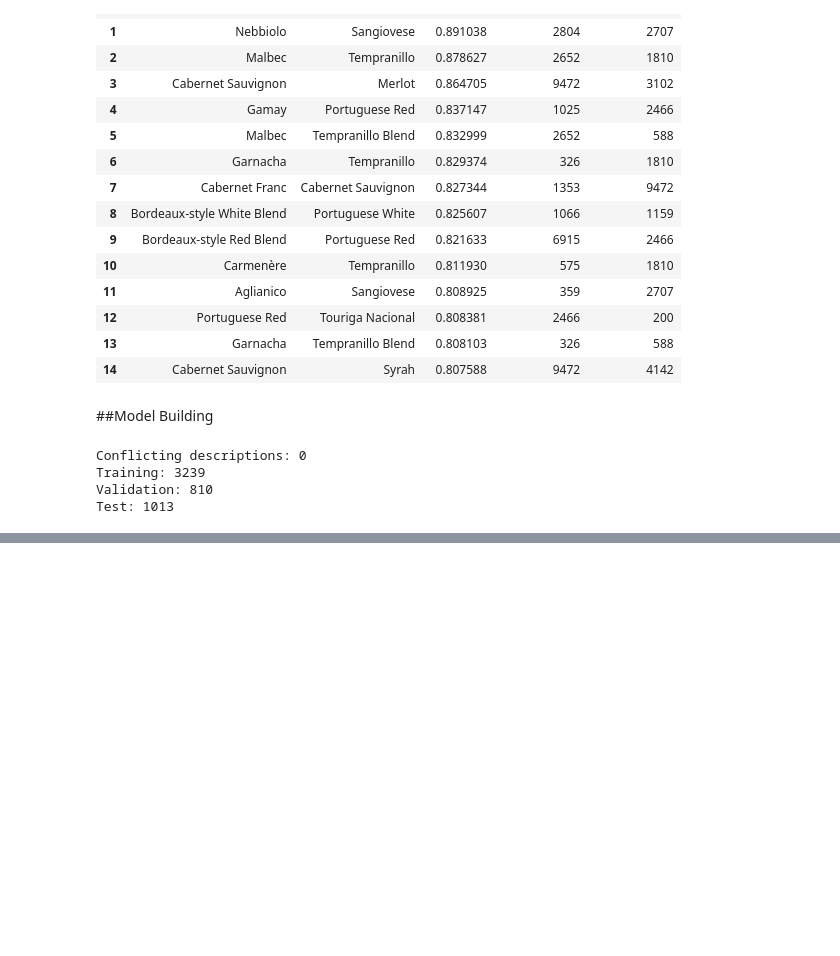
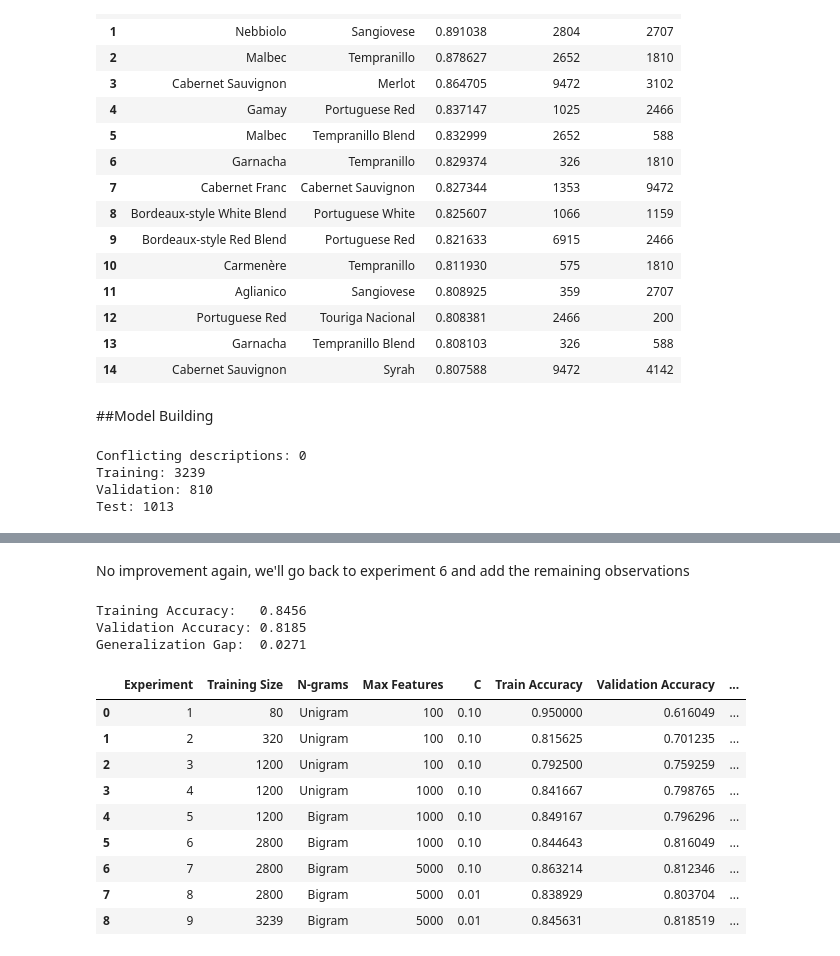
Before and after one commit to OwenLoughery/Project3-Wine_Reviews, a Jupyter notebook: 4401_Project_3_Model_Stanley.ipynb, the cells around one changed output, grey strips where cells are left out. Drawn from its saved outputs; the diff is of its cells as text; code cells hidden in the pictures; blank space fills up the shorter version.

```diff
--- a/4401_Project_3_Model_Stanley.ipynb
+++ b/4401_Project_3_Model_Stanley.ipynb
@@ -235,0 +901,52 @@ def create_model(config):
+# %% [markdown]
+No improvement again, we'll go back to experiment 6 and add the remaining observations
+# %%
+model_9 = create_model({
+    "max_features": 1000,
+    "ngram_range": (1, 2),
+    "C": 0.1
+})
+
+model_9.fit(X_train, y_train)
+
+train_acc_9 = accuracy_score(
+    y_train,
+    model_9.predict(X_train)
+)
+
+val_acc_9 = accuracy_score(
+    y_val,
+    model_9.predict(X_val)
+)
+
+print(f"Training Accuracy:   {train_acc_9:.4f}")
+print(f"Validation Accuracy: {val_acc_9:.4f}")
+print(f"Generalization Gap:  {train_acc_9 - val_acc_9:.4f}")
+# %% [output]
+Training Accuracy:   0.8456
+Validation Accuracy: 0.8185
+Generalization Gap:  0.0271
+# %%
+experiment_log.append({
+    "Experiment": 9,
+    "Training Size": len(X_train),
+    "N-grams": "Bigram",
+    "Max Features": 5000,
+    "C": 0.01,
+    "Train Accuracy": train_acc_9,
+    "Validation Accuracy": val_acc_9,
+    "Gap": train_acc_9 - val_acc_9
+})
+
+display(pd.DataFrame(experiment_log))
+# %% [output]
+|  | Experiment | Training Size | N-grams | Max Features | C | Train Accuracy | Validation Accuracy | ... |
+| 0 | 1 | 80 | Unigram | 100 | 0.10 | 0.950000 | 0.616049 | ... |
+| 1 | 2 | 320 | Unigram | 100 | 0.10 | 0.815625 | 0.701235 | ... |
+| 2 | 3 | 1200 | Unigram | 100 | 0.10 | 0.792500 | 0.759259 | ... |
+| 3 | 4 | 1200 | Unigram | 1000 | 0.10 | 0.841667 | 0.798765 | ... |
+| 4 | 5 | 1200 | Bigram | 1000 | 0.10 | 0.849167 | 0.796296 | ... |
+| 5 | 6 | 2800 | Bigram | 1000 | 0.10 | 0.844643 | 0.816049 | ... |
+| 6 | 7 | 2800 | Bigram | 5000 | 0.10 | 0.863214 | 0.812346 | ... |
+| 7 | 8 | 2800 | Bigram | 5000 | 0.01 | 0.838929 | 0.803704 | ... |
+| 8 | 9 | 3239 | Bigram | 5000 | 0.01 | 0.845631 | 0.818519 | ... |
```
Also changed, not shown: parts of 34 cells of this notebook.
